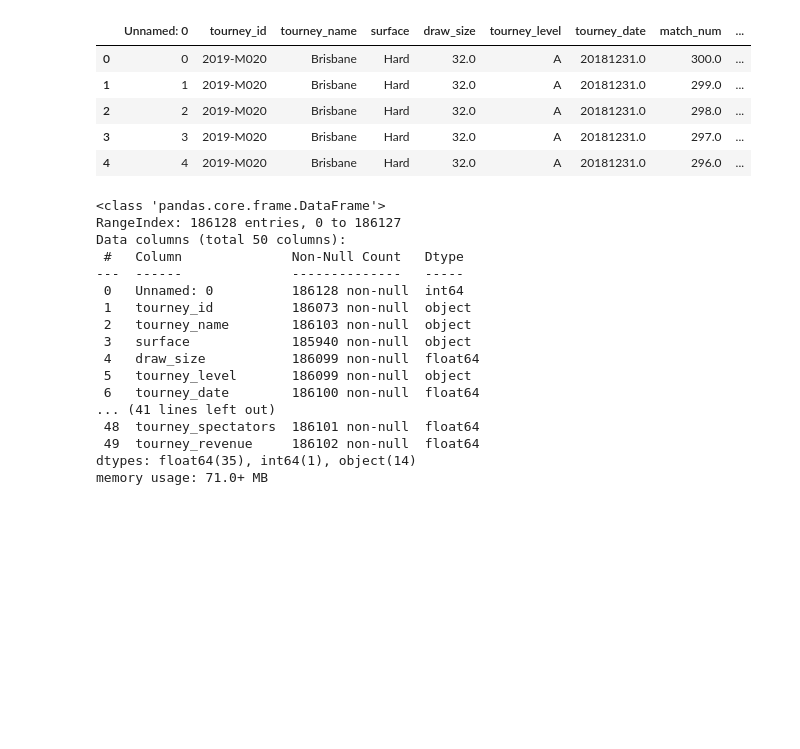
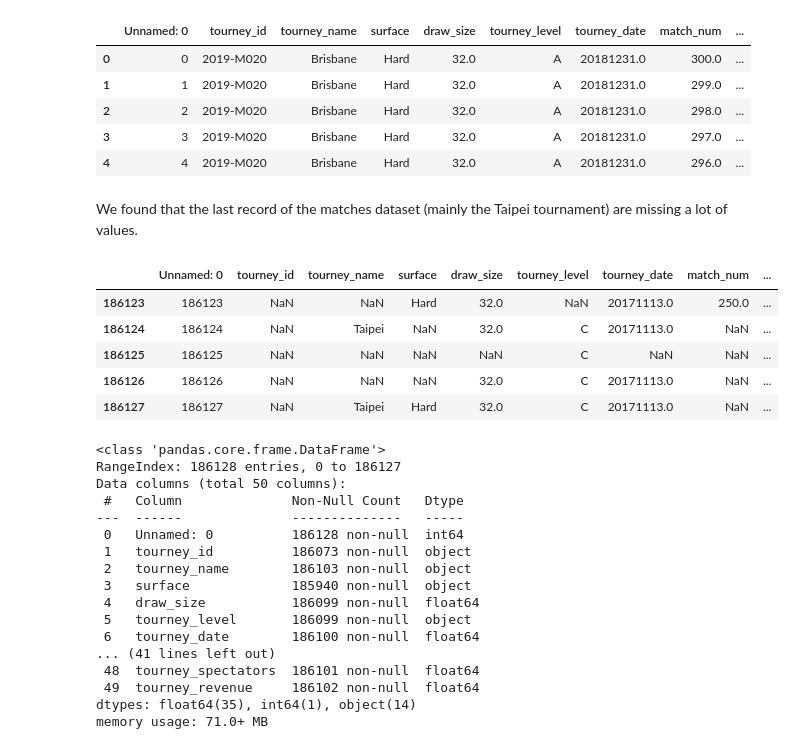
Before and after one commit to nikodallanoce/DataMiningProject, a Jupyter notebook: DM_14_TASK1/DM_14_TASK1.ipynb, the cells around one changed output. Cells and saved outputs as stored; diff of their text form; code cells hidden in the pictures; blank space fills up the shorter version.

```diff
--- a/DM_14_TASK1/DM_14_TASK1.ipynb
+++ b/DM_14_TASK1/DM_14_TASK1.ipynb
@@ -36,6 +36,17 @@ df_matches.head()
 | 2 | 2 | 2019-M020 | Brisbane | Hard | 32.0 | A | 20181231.0 | 298.0 | ... |
 | 3 | 3 | 2019-M020 | Brisbane | Hard | 32.0 | A | 20181231.0 | 297.0 | ... |
 | 4 | 4 | 2019-M020 | Brisbane | Hard | 32.0 | A | 20181231.0 | 296.0 | ... |
+# %% [markdown]
+We found that the last record of the matches dataset (mainly the Taipei tournament) are missing a lot of values.
+# %%
+df_matches.tail()
+# %% [output]
+|  | Unnamed: 0 | tourney_id | tourney_name | surface | draw_size | tourney_level | tourney_date | match_num | ... |
+| 186123 | 186123 | NaN | NaN | Hard | 32.0 | NaN | 20171113.0 | 250.0 | ... |
+| 186124 | 186124 | NaN | Taipei | NaN | 32.0 | C | 20171113.0 | NaN | ... |
+| 186125 | 186125 | NaN | NaN | NaN | NaN | C | NaN | NaN | ... |
+| 186126 | 186126 | NaN | NaN | NaN | 32.0 | C | 20171113.0 | NaN | ... |
+| 186127 | 186127 | NaN | Taipei | Hard | 32.0 | C | 20171113.0 | NaN | ... |
 # %%
 df_matches.info()
 # %% [output]
```
Also changed, not shown: parts of 11 cells of this notebook.
